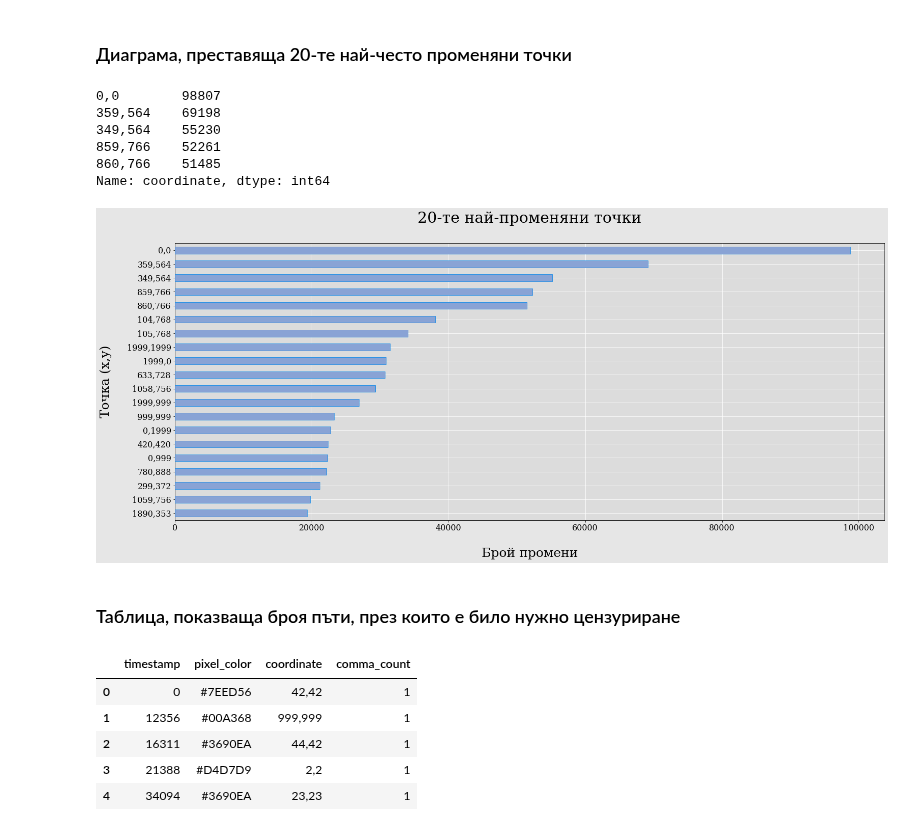
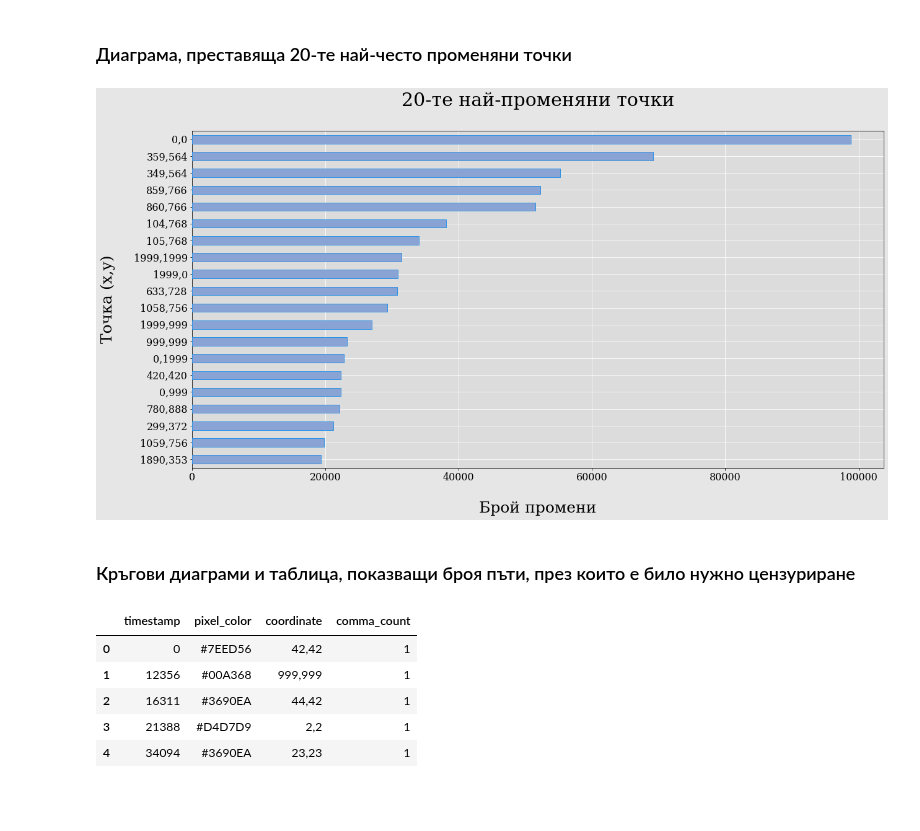
Before and after one commit to Denis-Iv/Analyzing-Social-Experiment, a Jupyter notebook: visualize_data.ipynb, the cells around one changed output. Drawn from its saved outputs; the diff is of its cells as text; code cells hidden in the pictures; blank space fills up the shorter version.

```diff
--- a/visualize_data.ipynb
+++ b/visualize_data.ipynb
@@ -44,7 +84,8 @@ ddf_users.head()
 | 3 | tc273UiqS0wKa6VwiOs/iz/t4LyPYrhL2... |
 | 4 | OOWsU/HLb4UUkQwclDeXFtsJTOXMlAdNH... |
 # %%
-ddf_main = dd.read_csv('data\\raw\\2022_place_canvas_history_core.csv')
+ddf_main = dd.read_csv('data\\2022_place_canvas_history_core.csv')
+ddf_main['pixel_color'] = ddf_main['pixel_color'].map(parse_color)
 ddf_main.head()
 # %% [output]
 |  | timestamp | pixel_color | coordinate |
@@ -218,28 +261,21 @@ if SAVE_FILES:
     fig.savefig(f'output\\plot_colors-{now}.png')
 # %% [markdown]
 ### Диаграма, преставяща 20-те най-често променяни точки
+# %%
+ddf_coordinate = ddf_main.copy()
+ddf_coordinate = ddf_coordinate.drop(['timestamp', 'pixel_color'], axis=1)
 # %%
-active_spots = ddf_main.coordinate.value_counts().compute()
+active_spots = ddf_coordinate.coordinate.value_counts().compute().head(20)
-# %%
-top_active_spots = active_spots.head(20)
-top_active_spots.head()
-# %% [output]
-0,0        98807
-359,564    69198
-349,564    55230
-859,766    52261
-860,766    51485
-Name: coordinate, dtype: int64
 # %%
-plot = top_active_spots.plot(kind='barh', zorder=3,  edgecolor='#3193E4')
+plot = active_spots.plot(kind='barh', zorder=3,  edgecolor='#3193E4')
 
 plot.set_title('20-те най-променяни точки')
 plot.set_xlabel('Брой промени')
 plot.set_ylabel('Точка (x,y)')
 
 plot.invert_yaxis()
 # %% [output]
-[figure, old version]
+[figure, new version]
 # %%
 if SAVE_FILES:
     now = datetime.now().strftime('%d%H%M')
@@ -247,7 +283,7 @@ if SAVE_FILES:
     fig = plot.get_figure()
     fig.savefig(f'output\\plot_coordinates-{now}.png')
 # %% [markdown]
-### Таблица, показваща броя пъти, през които е било нужно цензуриране
+### Кръгови диаграми и таблица, показващи броя пъти, през които е било нужно цензуриране
 # %%
 ddf_moderated = ddf_main.copy()
 
```
Also changed, not shown: parts of 26 cells of this notebook, 2 other files.
